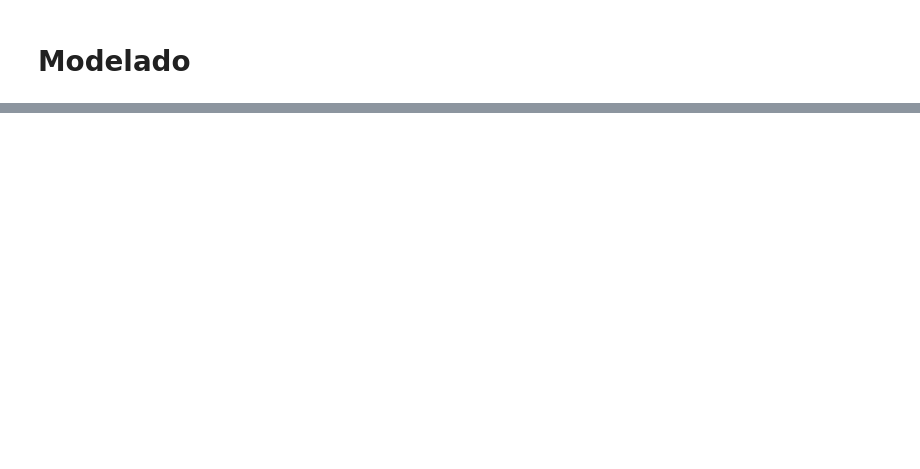
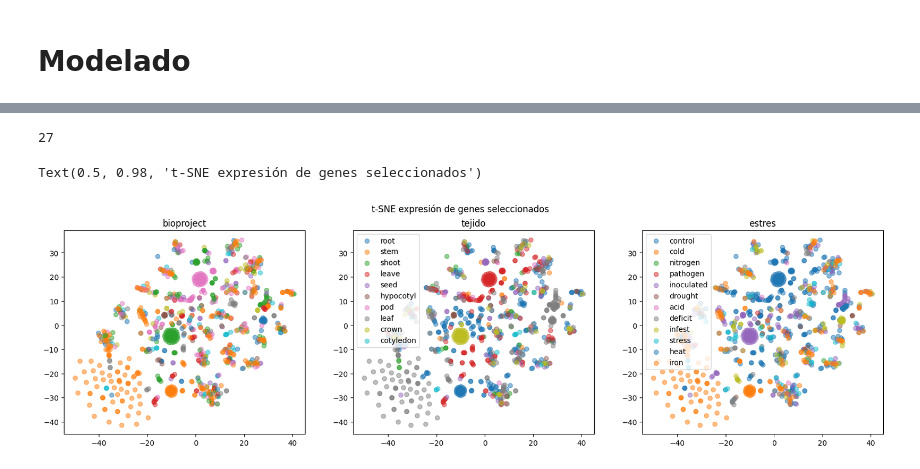
Before and after one commit to freire-guido/soy-biomarkers, a Jupyter notebook: modelado/venancio.ipynb, the cells around one changed output, grey strips where cells are left out. Cells and saved outputs as stored; diff of their text form; code cells hidden in the pictures; blank space fills up the shorter version.

```diff
--- a/modelado/venancio.ipynb
+++ b/modelado/venancio.ipynb
@@ -57,9 +74,11 @@ def plot_los_tres(X, condicion, sra):
     for tejido in condicion['tejido'].unique():
         ax[1].scatter(X[condicion['tejido'] == tejido, 0], X[condicion['tejido'] == tejido, 1], alpha=0.5, label=tejido)
         ax[1].set_title('tejido')
+        ax[1].legend()
     for estres in condicion['estres'].unique():
-        ax[2].scatter(X[condicion['estres'] == estres, 0], X[condicion['estres'] == estres, 1], alpha=0.5, label=tejido)
+        ax[2].scatter(X[condicion['estres'] == estres, 0], X[condicion['estres'] == estres, 1], alpha=0.5, label=estres)
         ax[2].set_title('estres')
+        ax[2].legend()
     return
 # %%
 tsne = manifold.TSNE()
@@ -110,6 +162,11 @@ plt.title('Importancias de features ordenadas (Random Forest)')
 # %%
-(estimator.feature_importances_ > 0.002).sum()
+(estimator.feature_importances_ > 0.0025).sum()
+# %% [output]
+27
 # %%
-X_tsne = tsne.fit_transform(X.loc[:, estimator.feature_importances_ > 0.002])
+X_tsne = tsne.fit_transform(X.loc[:, estimator.feature_importances_ > 0.0025])
 plot_los_tres(X_tsne, condicion, sra)
 plt.suptitle('t-SNE expresión de genes seleccionados')
+# %% [output]
+Text(0.5, 0.98, 't-SNE expresión de genes seleccionados')
+[figure, added]
```
Also changed, not shown: parts of 13 cells of this notebook.
